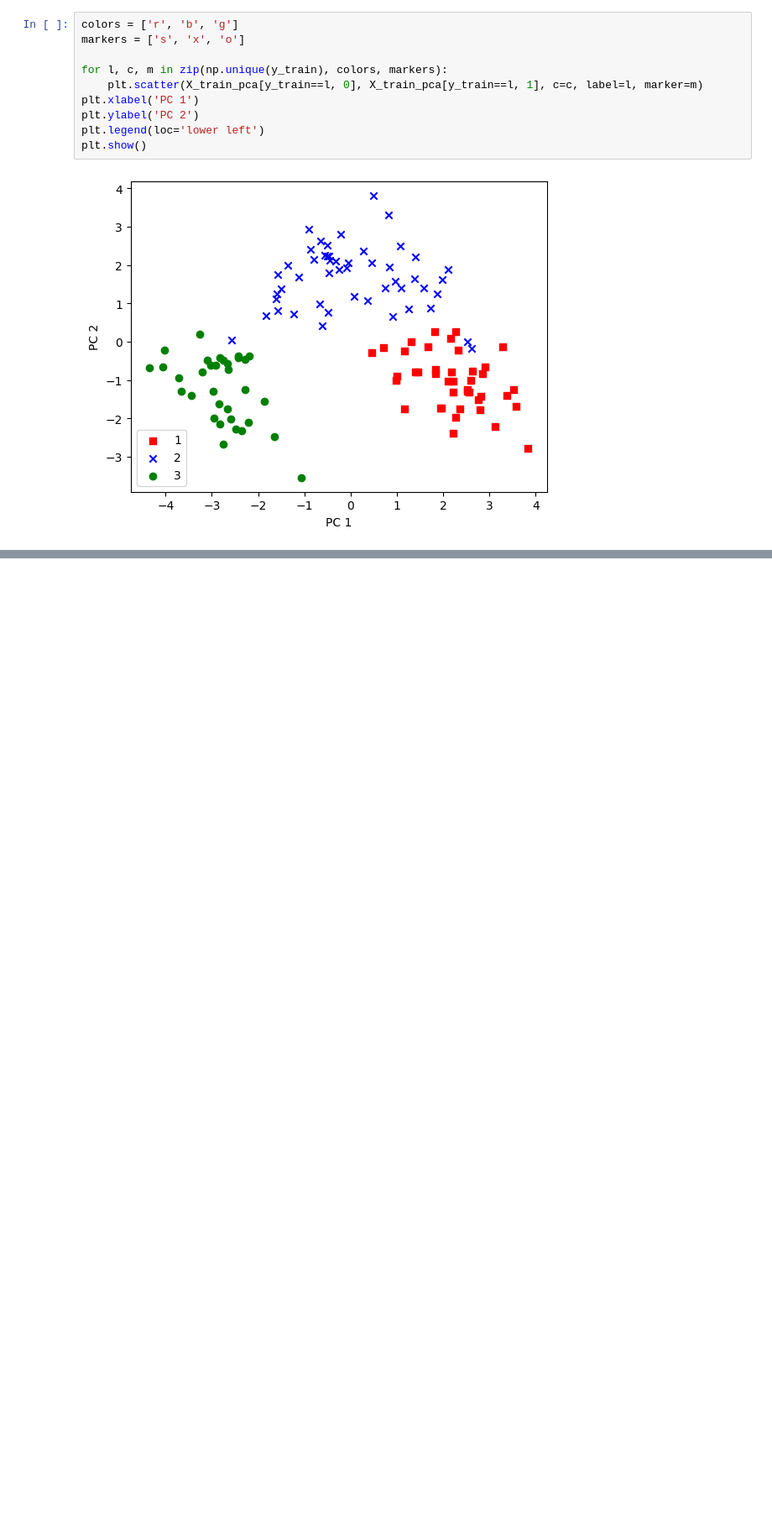
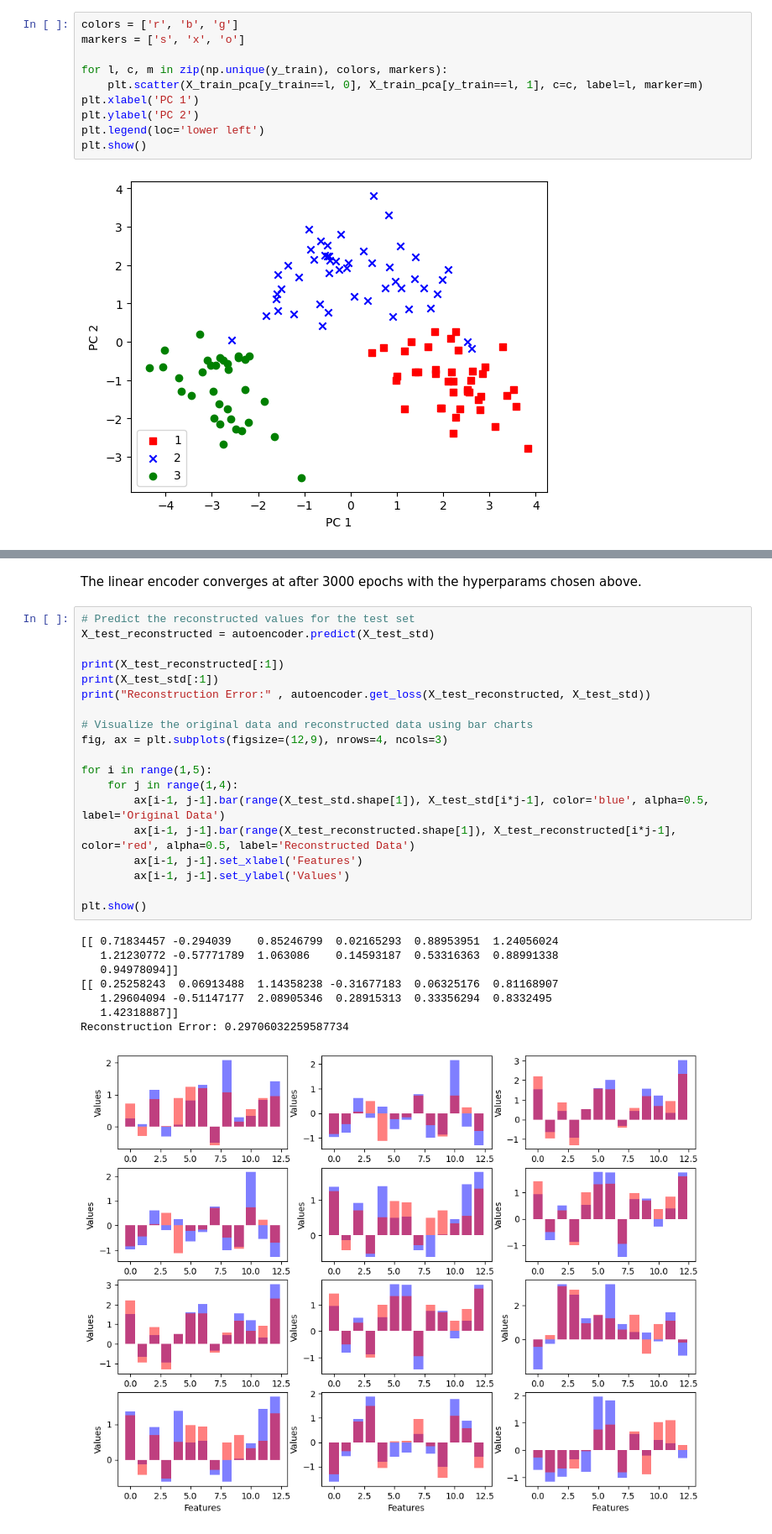
Before and after one commit to ziyuanLi-alex/sdm274, a Jupyter notebook: assgn09_autoencoder/autoencoder.ipynb, the cells around one changed output, grey strips where cells are left out. Shown: that part at 84% size. Saved outputs shown, nothing was run; the diff lists cells and outputs as text; blank space fills up the shorter version.

```diff
--- a/assgn09_autoencoder/autoencoder.ipynb
+++ b/assgn09_autoencoder/autoencoder.ipynb
@@ -128,0 +206,30 @@ plt.show()
+# %% [markdown]
+The linear encoder converges at after 3000 epochs with the hyperparams chosen above.
+# %%
+# Predict the reconstructed values for the test set
+X_test_reconstructed = autoencoder.predict(X_test_std)
+
+print(X_test_reconstructed[:1])
+print(X_test_std[:1])
+print("Reconstruction Error:" , autoencoder.get_loss(X_test_reconstructed, X_test_std))
+
+# Visualize the original data and reconstructed data using bar charts
+fig, ax = plt.subplots(figsize=(12,9), nrows=4, ncols=3)
+
+for i in range(1,5):
+    for j in range(1,4):
+        ax[i-1, j-1].bar(range(X_test_std.shape[1]), X_test_std[i*j-1], color='blue', alpha=0.5, label='Original Data')
+        ax[i-1, j-1].bar(range(X_test_reconstructed.shape[1]), X_test_reconstructed[i*j-1], color='red', alpha=0.5, label='Reconstructed Data')
+        ax[i-1, j-1].set_xlabel('Features')
+        ax[i-1, j-1].set_ylabel('Values')
+
+plt.show()
+# %% [output]
+[[ 0.71834457 -0.294039    0.85246799  0.02165293  0.88953951  1.24056024
+   1.21230772 -0.57771789  1.063086    0.14593187  0.53316363  0.88991338
+   0.94978094]]
+[[ 0.25258243  0.06913488  1.14358238 -0.31677183  0.06325176  0.81168907
+   1.29604094 -0.51147177  2.08905346  0.28915313  0.33356294  0.8332495
+   1.42318887]]
+Reconstruction Error: 0.29706032259587734
+[figure, added]
```
Also changed, not shown: parts of 16 cells of this notebook, 3 other files.
